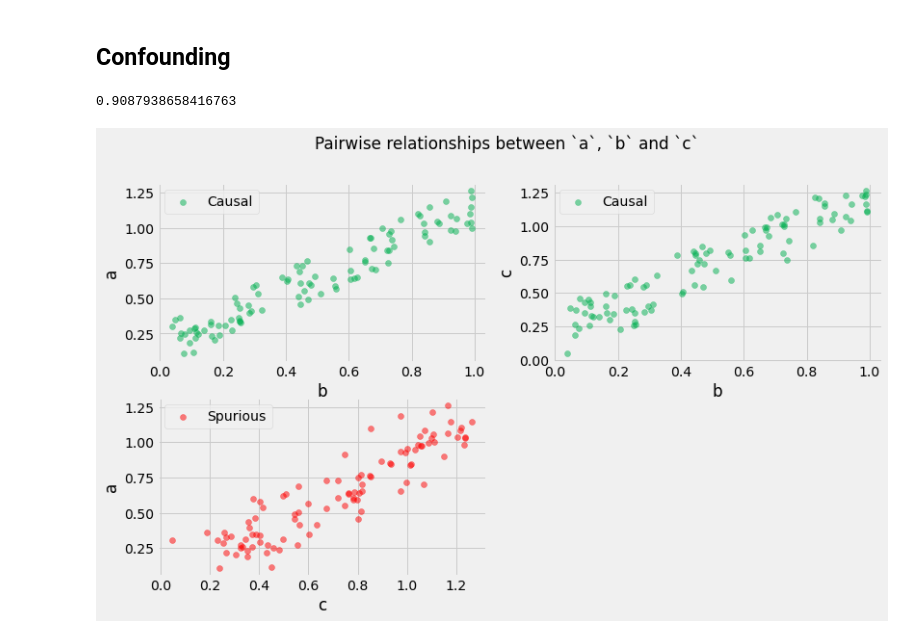
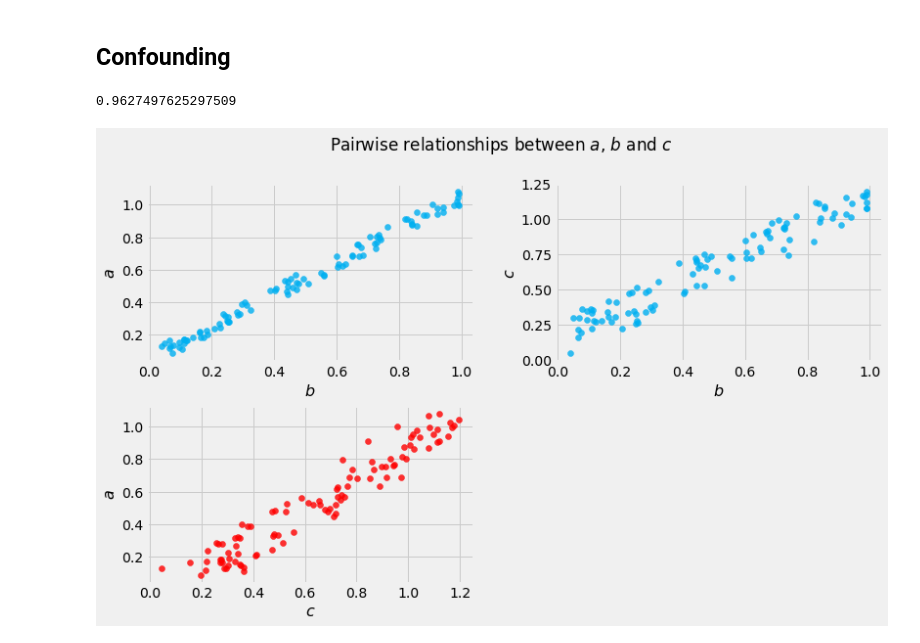
Before and after one commit to PacktPublishing/Causal-Inference-and-Discovery-in-Python, a Jupyter notebook: Chapter_01.ipynb, the cells around one changed output. Drawn from its saved outputs; the diff is of its cells as text; code cells hidden in the pictures.

```diff
--- a/Chapter_01.ipynb
+++ b/Chapter_01.ipynb
@@ -6,6 +6,11 @@ from scipy import stats
 
 import matplotlib.pyplot as plt
 plt.style.use('fivethirtyeight')
+# %%
+COLORS = [
+    '#00B0F0',
+    '#FF0000'
+]
 # %% [markdown]
 # Chapter 01
 
@@ -20,41 +25,39 @@ np.random.seed(45)
 b = np.random.rand(100)
 
 # `a` and `c` are causally independent of each other, but they are both children of `b`
-a = b + .3 * np.random.rand(100)
-c = b + .4 * np.random.rand(100)
+a = b + .1 * np.random.rand(100)
+c = b + .3 * np.random.rand(100)
 # %%
 # Let's check correlation between `a` and `c`
 coef, p_val = stats.pearsonr(a, c)
 
 print(coef)
 # %% [output]
-0.9087938658416763
+0.9627497625297509
 # %%
 variables = {
     'a': a,
     'b': b,
     'c': c
 }
 
 plt.figure(figsize=(12, 7))
 
 for i, (var_1, var_2) in enumerate([('b', 'a'), ('b', 'c'), ('c', 'a')]):
 
-    color = 'red'
-    label = 'Spurious'
+    color = COLORS[1]
 
     if 'b' in [var_1, var_2]:
-        color = '#00B050'
-        label = 'Causal'
+        color = COLORS[0]
 
     plt.subplot(2, 2, i + 1)
-    plt.scatter(variables[var_1], variables[var_2], alpha=.5, color=color, label=label)
+    plt.scatter(variables[var_1], variables[var_2], alpha=.8, color=color)
 
-    plt.xlabel(var_1)
-    plt.ylabel(var_2)
-    plt.legend()
+    plt.xlabel(f'${var_1}$', fontsize=16)
+    plt.ylabel(f'${var_2}$', fontsize=16)
 
-plt.suptitle('Pairwise relationships between `a`, `b` and `c`')
+plt.suptitle('Pairwise relationships between $a$, $b$ and $c$')
+plt.subplots_adjust(hspace=.25, wspace=.25)
 plt.show()
 # %% [output]
-[figure, old version]
+[figure, new version]
```
Also changed, not shown: 3 other files.
